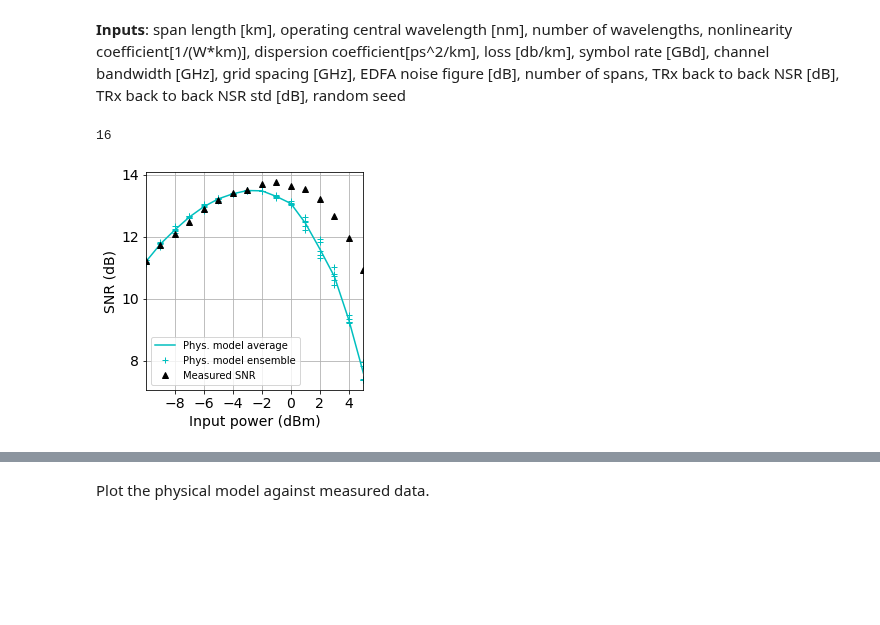
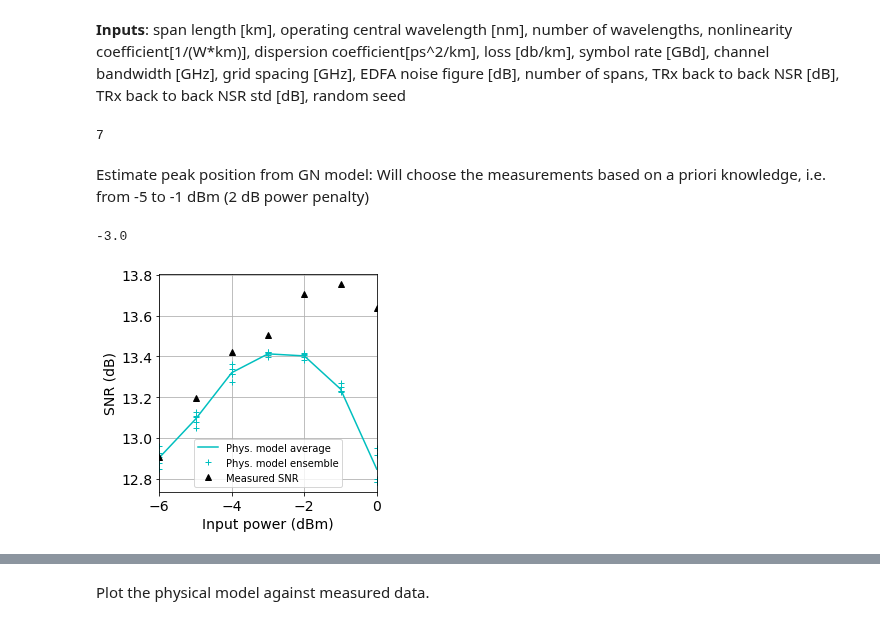
Before and after one commit to joshnevin/physics_enhanced_GPs, a Jupyter notebook: GN_model_enhanced_GPs_comp_d_pvar.ipynb, the cells around one changed output, grey strips where cells are left out. Cells and saved outputs as stored; diff of their text form; code cells hidden in the pictures; blank space fills up the shorter version.

Commit message:
Used a priori measurement ranges

```diff
--- a/GN_model_enhanced_GPs_comp_d_pvar.ipynb
+++ b/GN_model_enhanced_GPs_comp_d_pvar.ipynb
@@ -20,12 +20,16 @@ pch = np.genfromtxt(open(str(data_dir) + "power_david.csv", "r"), delimiter=",",
 # %% [markdown]
 Play around with the amount of data
 # %%
-snr = snr[:16] # -10 to 5 dBm
-pch = pch[:16]
+# snr = snr[:16] # -10 to 5 dBm
+# pch = pch[:16]
 snr_comp = snr[:16] # to compare with SSFM
 pch_comp = pch[:16]
 # snr = snr[1:14]  # -8 to 4 dBm
 # pch = pch[1:14]
+snr = snr[5:12] # -6 to 0 dBm  # 3 dBm around peak
+pch = pch[5:12]
+# snr = snr[4:12] # -7 to -3 dBm  # 2 dBm around peak
+# pch = pch[4:12]
 # %%
 down_sample_factor = 1
 snr = np.array([snr[i] for i in range(len(snr)) if i % down_sample_factor == 0])
@@ -110,10 +116,11 @@ def predict_snr_david(pch, model, rseed, sig):
     #ASE = phys_model.calc_Pase()
     ASE = phys_model.calc_Pase_Nsp(25)
     Pnli = phys_model.calc_eta(pch_pert)*(convert_to_lin_dbm(pch_pert)**3)
+    #Pnli = phys_model.calc_eta_egn(pch_pert)*(convert_to_lin_dbm(pch_pert)**3)
 #     trx_btb = 1/29.2
 #     return convert_to_db(1/(1/(convert_to_lin_dbm(pch_pert)/(ASE_0_david*10 + Pnli)) + trx_btb )) # paper values
     #trx_btb = 1/29.2
-    trx_btb = 1/convert_to_lin(14.8)
+    trx_btb = 1/convert_to_lin(14.7)
     return convert_to_db(1/(1/(convert_to_lin_dbm(pch_pert)/(ASE + Pnli)) + trx_btb )) # values from formula
 # %% [markdown]
 David's paper: SNR$^{-1}$ = SNR$^{-1}$ + $\mathrm{{SNR}_0}^{-1}$
@@ -150,41 +157,48 @@ for i in range(5):
 snr_phys_ensemble_ave = np.mean(snr_phys_ensemble, axis=0)
 len(snr_phys_ensemble_ave)
 # %% [output]
-16
+7
+# %% [markdown]
+Estimate peak position from GN model:
+Will choose the measurements based on a priori knowledge, i.e. from -5 to -1 dBm (2 dB power penalty)
+# %%
+pch[np.argmax(snr_phys_ensemble_ave)]
+# %% [output]
+-3.0
 # %%
 f, ax = plt.subplots()
 #plt.plot(pch_comp, snr_comp, 'k^', label='Measured SNR')
 #plt.plot(pch_gn_comp, snr_phys_david, 'b-', label='Phys. model')
 plt.plot(pch, snr_phys_ensemble_ave, 'c-', label='Phys. model average')
 plt.plot(pch, snr_phys_ensemble[0], 'c+', label='Phys. model ensemble')
 plt.plot(pch, snr_phys_ensemble[1], 'c+')
 plt.plot(pch, snr_phys_ensemble[2], 'c+')
 plt.plot(pch, snr_phys_ensemble[3], 'c+')
 plt.plot(pch, snr_phys_ensemble[4], 'c+')
 #plt.plot(pch_gn_comp, snr_phys_ensemble[5], 'b.')
 plt.plot(pch, snr, 'k^', label='Measured SNR')
 #plt.plot(pch_ssfm[2:-1], snr_ssfm_m[2:-1], 'r*', label = 'SSFM')
 # plt.plot(pch_comp, snr_comp, 'k^', label='Measured SNR')
 #plt.plot(pch_ssfm, snr_ssfm_m, 'r*', label = 'SSFM')
 #plt.plot(pch_gn_example, snr_phys_example, 'b-', label='Phys. model')
 plt.xlim([pch[-1], pch[0]])
-plt.xticks([-8, -6, -4, -2, 0, 2, 4])
+#plt.xticks([-8, -6, -4, -2, 0, 2, 4])
 #plt.xticks([-10, -7.5, -5, -2.5, 0, 2.5, 5 ])
 #plt.ylim([11.5, 14])
 plt.xlabel("Input power (dBm)")
 plt.ylabel("SNR (dB)")
 plt.legend(prop={'size':10})
 ax.set_aspect(1.0/ax.get_data_ratio(), adjustable='box')
 f.patch.set_facecolor('w')
 plt.grid()
 #plt.savefig('figures/david_gn_measurements_comp_ppert.pdf', dpi=200,bbox_inches='tight')
 #plt.savefig('figures/final_phys_model_meas_comp.pdf', dpi=200,bbox_inches='tight')
 #plt.savefig('figures/ssfm_comp_david.pdf', dpi=200,bbox_inches='tight')
 #plt.savefig('figures/GN_phys_model_meas_comp.pdf', dpi=200,bbox_inches='tight')
 #plt.savefig('figures/GN_phys_model_856db_b2b.pdf', dpi=200,bbox_inches='tight')
 plt.show()
 # %% [output]
-[figure, old version]
+[figure, new version]
 # %%
 num_pts_phys = 15
 # %%
```
Also changed, not shown: parts of 15 cells of this notebook, 1 other file.
